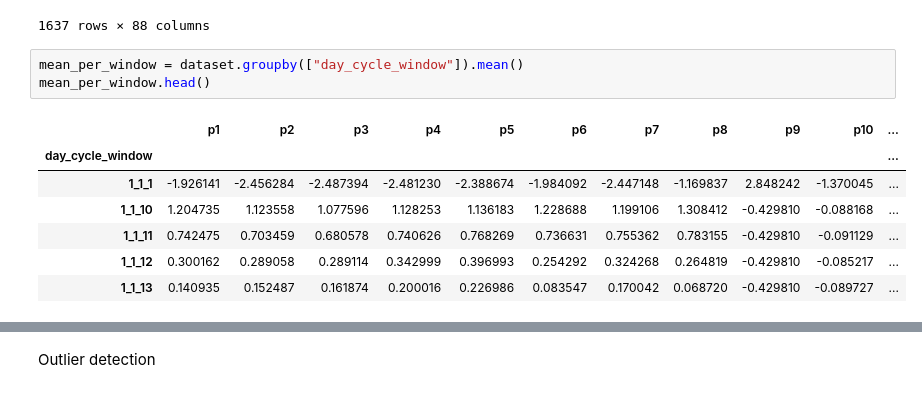
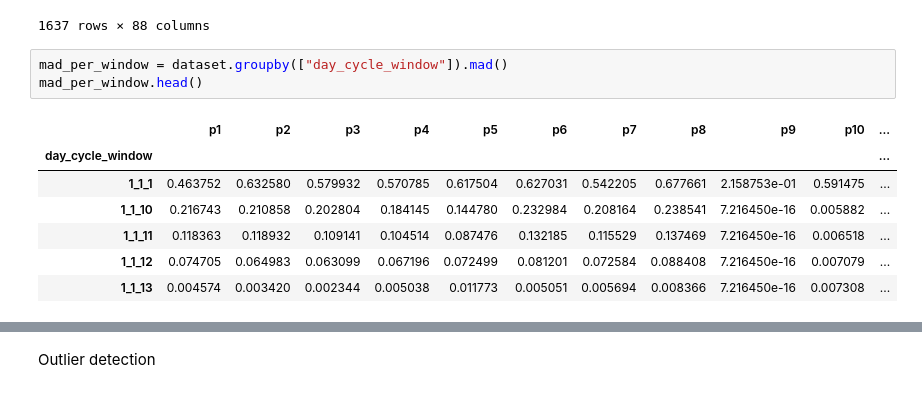
Before and after one commit to Ziqing-WU/AML-Outlier-BE, a Jupyter notebook: BE-zq.ipynb, the cells around one changed output, grey strips where cells are left out. Cells and saved outputs as stored; diff of their text form.

```diff
--- a/BE-zq.ipynb
+++ b/BE-zq.ipynb
@@ -46,14 +72,14 @@ dataset.groupby(["day_cycle_window"]).describe()
 | 4_4_99 | 100.0 | -0.498456 | 0.015669 | -0.519841 | -0.514470 | -0.498989 | -0.488405 | -0.465499 | 100.0 | 0.093287 | ... |
 1637 rows × 88 columns
 # %%
-mean_per_window = dataset.groupby(["day_cycle_window"]).mean()
-mean_per_window.head()
+mad_per_window = dataset.groupby(["day_cycle_window"]).mad()
+mad_per_window.head()
 # %% [output]
 |  | p1 | p2 | p3 | p4 | p5 | p6 | p7 | p8 | p9 | p10 | ... |
 | day_cycle_window |  |  |  |  |  |  |  |  |  |  | ... |
-| 1_1_1 | -1.926141 | -2.456284 | -2.487394 | -2.481230 | -2.388674 | -1.984092 | -2.447148 | -1.169837 | 2.848242 | -1.370045 | ... |
-| 1_1_10 | 1.204735 | 1.123558 | 1.077596 | 1.128253 | 1.136183 | 1.228688 | 1.199106 | 1.308412 | -0.429810 | -0.088168 | ... |
-| 1_1_11 | 0.742475 | 0.703459 | 0.680578 | 0.740626 | 0.768269 | 0.736631 | 0.755362 | 0.783155 | -0.429810 | -0.091129 | ... |
-| 1_1_12 | 0.300162 | 0.289058 | 0.289114 | 0.342999 | 0.396993 | 0.254292 | 0.324268 | 0.264819 | -0.429810 | -0.085217 | ... |
-| 1_1_13 | 0.140935 | 0.152487 | 0.161874 | 0.200016 | 0.226986 | 0.083547 | 0.170042 | 0.068720 | -0.429810 | -0.089727 | ... |
+| 1_1_1 | 0.463752 | 0.632580 | 0.579932 | 0.570785 | 0.617504 | 0.627031 | 0.542205 | 0.677661 | 2.158753e-01 | 0.591475 | ... |
+| 1_1_10 | 0.216743 | 0.210858 | 0.202804 | 0.184145 | 0.144780 | 0.232984 | 0.208164 | 0.238541 | 7.216450e-16 | 0.005882 | ... |
+| 1_1_11 | 0.118363 | 0.118932 | 0.109141 | 0.104514 | 0.087476 | 0.132185 | 0.115529 | 0.137469 | 7.216450e-16 | 0.006518 | ... |
+| 1_1_12 | 0.074705 | 0.064983 | 0.063099 | 0.067196 | 0.072499 | 0.081201 | 0.072584 | 0.088408 | 7.216450e-16 | 0.007079 | ... |
+| 1_1_13 | 0.004574 | 0.003420 | 0.002344 | 0.005038 | 0.011773 | 0.005051 | 0.005694 | 0.008366 | 7.216450e-16 | 0.007308 | ... |
 # %%
```
Also changed, not shown: parts of 7 cells of this notebook.
